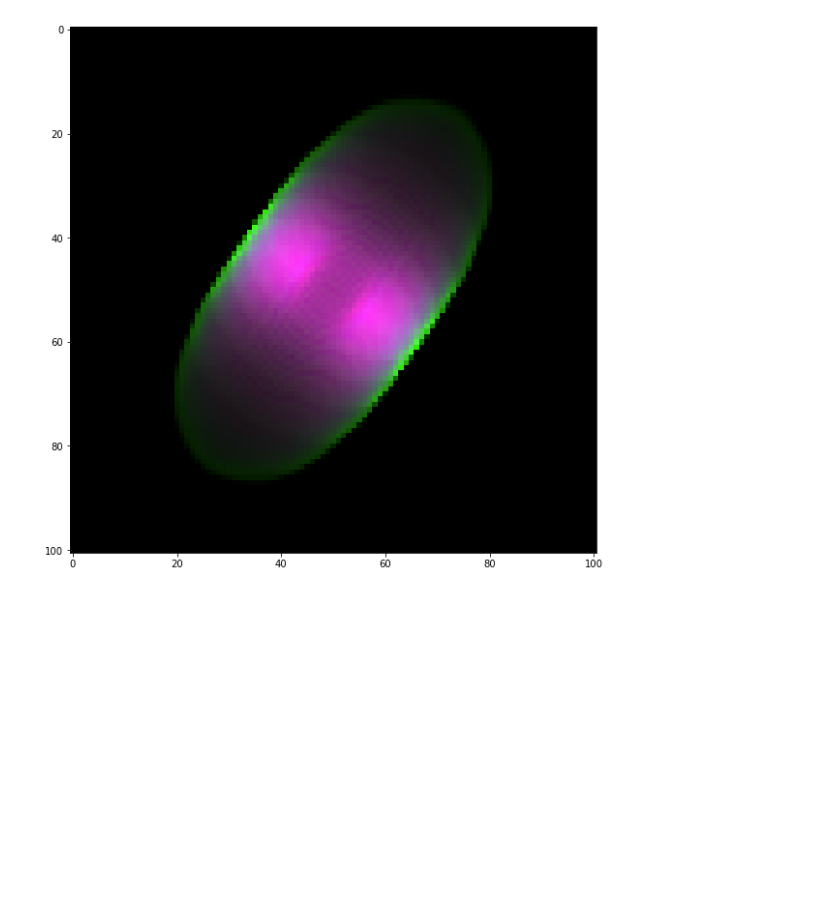
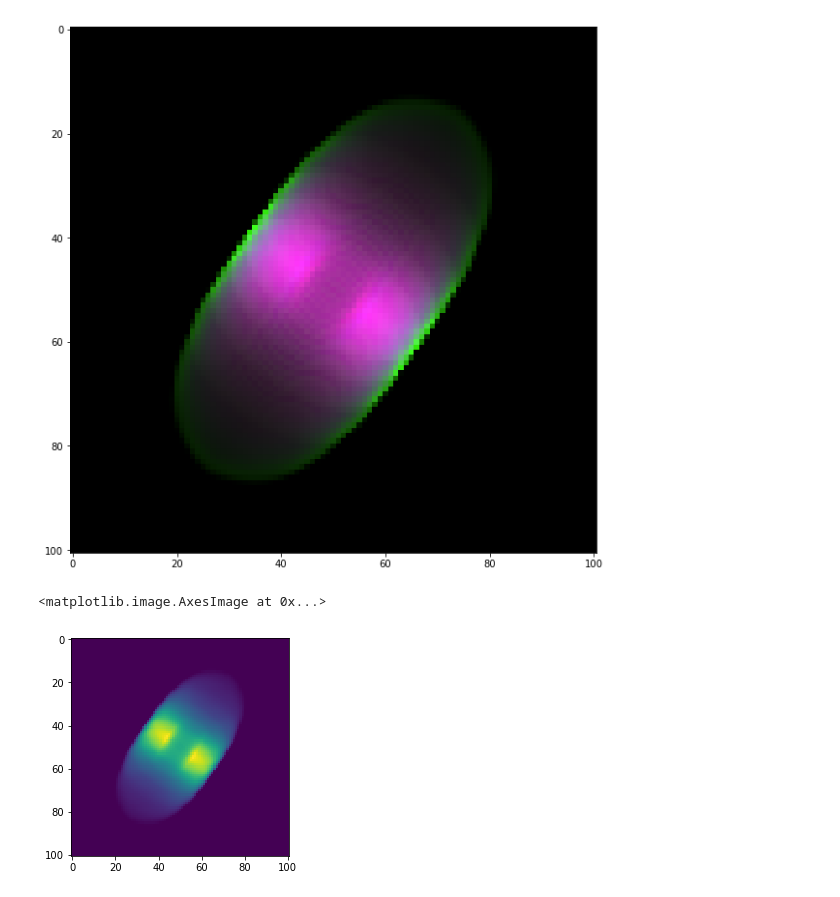
Before and after one commit to Morisset/Cloudy_Summer_School, a Jupyter notebook: Notebooks/pyCloudy3D.ipynb, the cells around one changed output. Saved outputs shown, nothing was run; the diff lists cells and outputs as text; code cells hidden in the pictures; blank space fills up the shorter version.

```diff
--- a/Notebooks/pyCloudy3D.ipynb
+++ b/Notebooks/pyCloudy3D.ipynb
@@ -177,3 +191,8 @@ plt.imshow(im)
 # %% [output]
 <matplotlib.image.AxesImage at 0x...>
 [figure]
+# %%
+plt.imshow(m3d.get_emis('O__3_500684A').sum(axis=2))
+# %% [output]
+<matplotlib.image.AxesImage at 0x...>
+[figure, added]
```
Also changed, not shown: parts of 4 cells of this notebook.
